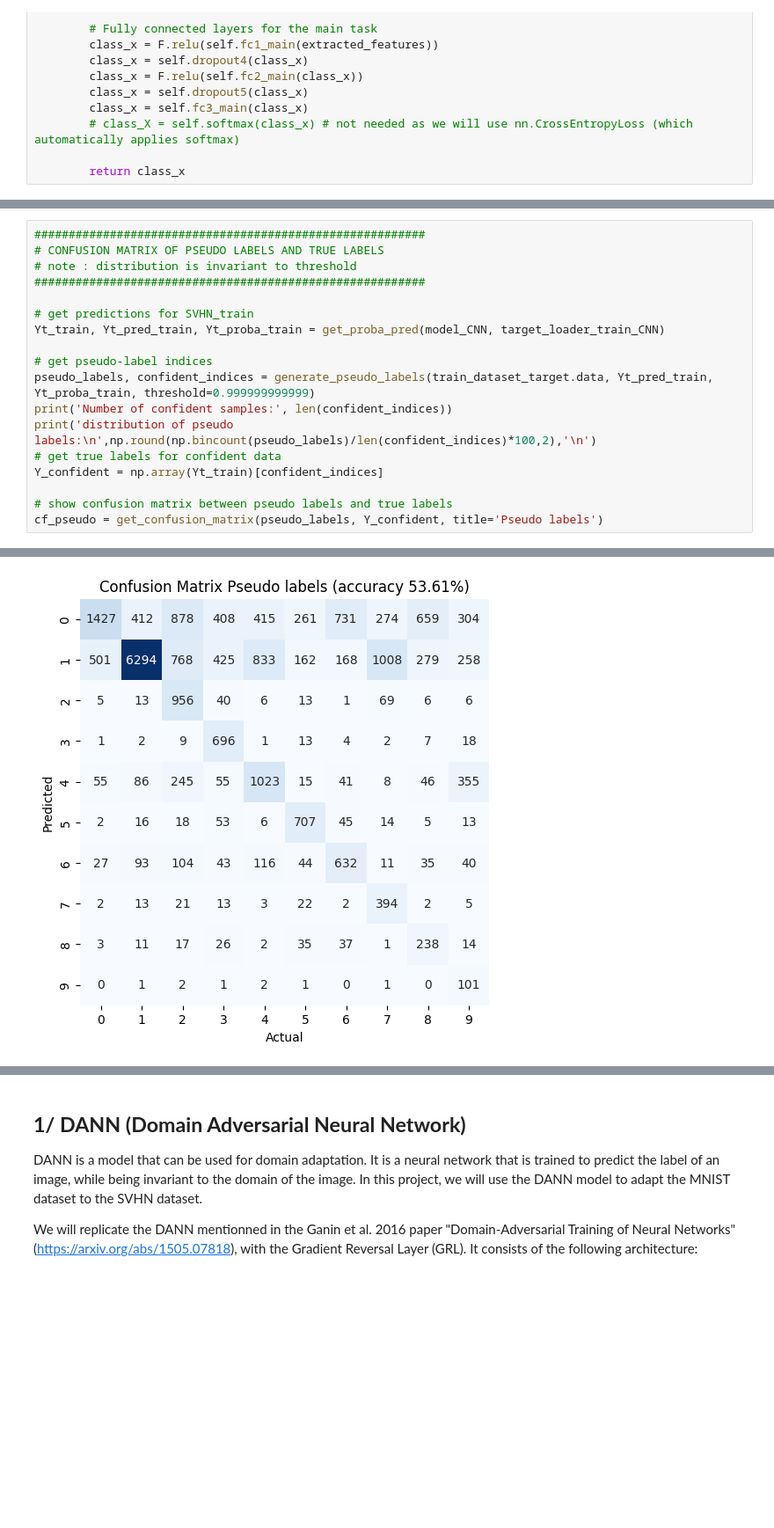
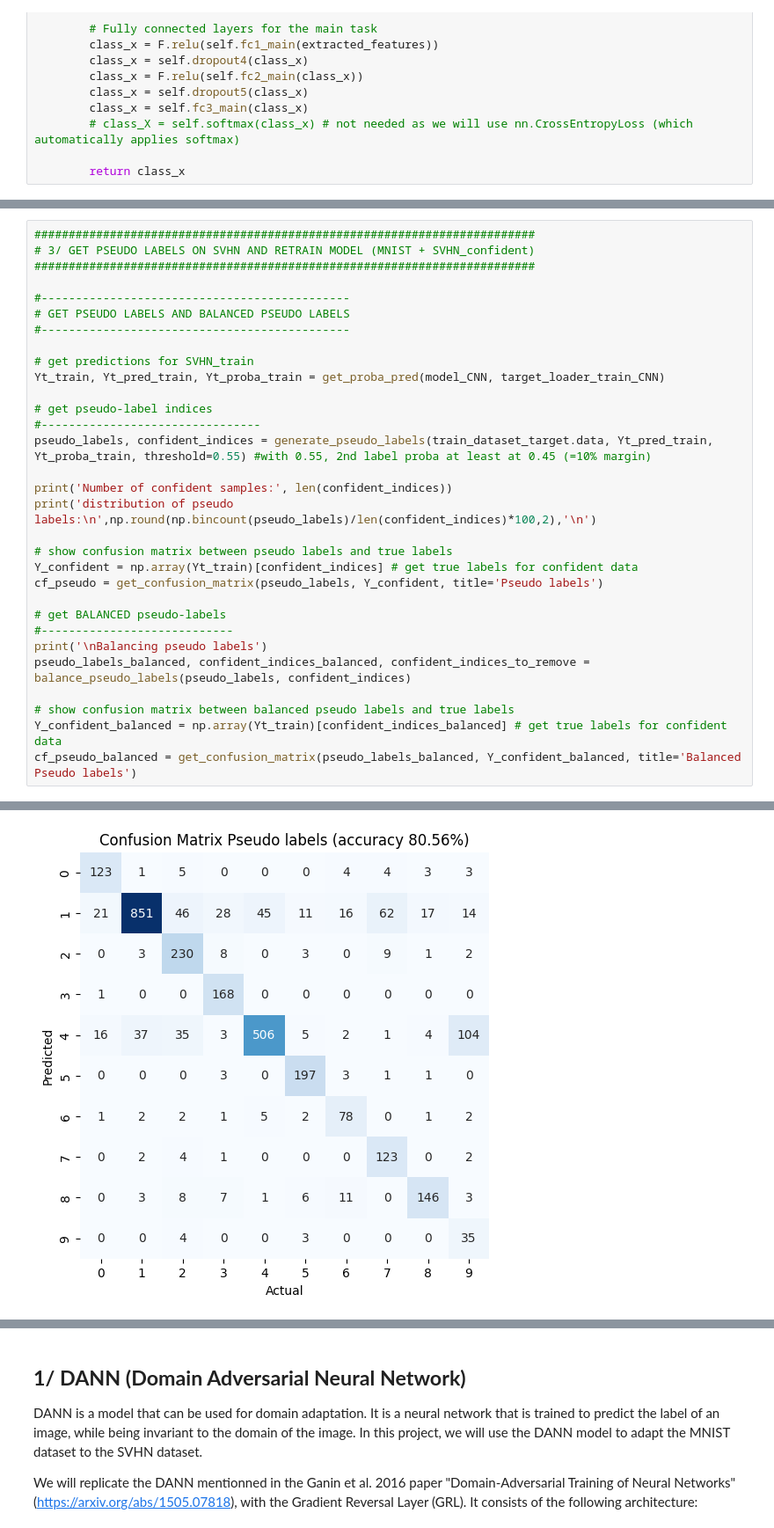
Before and after one commit to anaele-paris/domain_adaptation_MNIST_SVHN, a Jupyter notebook: CNN_ANN_pytorch_03-04-2024.ipynb, the cells around one changed output, grey strips where cells are left out. Shown at 88% size. Cells and saved outputs as stored; diff of their text form; blank space fills up the shorter version.

```diff
--- a/CNN_ANN_pytorch_03-04-2024.ipynb
+++ b/CNN_ANN_pytorch_03-04-2024.ipynb
@@ -536,19 +681,32 @@ def generate_pseudo_labels(X, y_pred , y_proba, threshold=0.9):
 # %%
-#########################################################
-# CONFUSION MATRIX OF PSEUDO LABELS AND TRUE LABELS
-# note : distribution is invariant to threshold
-#########################################################
+#########################################################################
+# 3/ GET PSEUDO LABELS ON SVHN AND RETRAIN MODEL (MNIST + SVHN_confident)
+#########################################################################
+
+#---------------------------------------------
+# GET PSEUDO LABELS AND BALANCED PSEUDO LABELS
+#---------------------------------------------
 
 # get predictions for SVHN_train
 Yt_train, Yt_pred_train, Yt_proba_train = get_proba_pred(model_CNN, target_loader_train_CNN)
 
 # get pseudo-label indices
-pseudo_labels, confident_indices = generate_pseudo_labels(train_dataset_target.data, Yt_pred_train, Yt_proba_train, threshold=0.999999999999)
+#--------------------------------
+pseudo_labels, confident_indices = generate_pseudo_labels(train_dataset_target.data, Yt_pred_train, Yt_proba_train, threshold=0.55) #with 0.55, 2nd label proba at least at 0.45 (=10% margin)
+
 print('Number of confident samples:', len(confident_indices))
 print('distribution of pseudo labels:\n',np.round(np.bincount(pseudo_labels)/len(confident_indices)*100,2),'\n')
-# get true labels for confident data
-Y_confident = np.array(Yt_train)[confident_indices]
 
 # show confusion matrix between pseudo labels and true labels
+Y_confident = np.array(Yt_train)[confident_indices] # get true labels for confident data
 cf_pseudo = get_confusion_matrix(pseudo_labels, Y_confident, title='Pseudo labels')
+
+# get BALANCED pseudo-labels
+#----------------------------
+print('\nBalancing pseudo labels')
+pseudo_labels_balanced, confident_indices_balanced, confident_indices_to_remove = balance_pseudo_labels(pseudo_labels, confident_indices)
+
+# show confusion matrix between balanced pseudo labels and true labels
+Y_confident_balanced = np.array(Yt_train)[confident_indices_balanced] # get true labels for confident data
+cf_pseudo_balanced = get_confusion_matrix(pseudo_labels_balanced, Y_confident_balanced, title='Balanced Pseudo labels')
 # %% [output]
@@ -565 +723 @@ accuracy by class:
-[figure, old version]
+[figure, new version]
```
Also changed, not shown: parts of 25 cells of this notebook, 1 other file.
